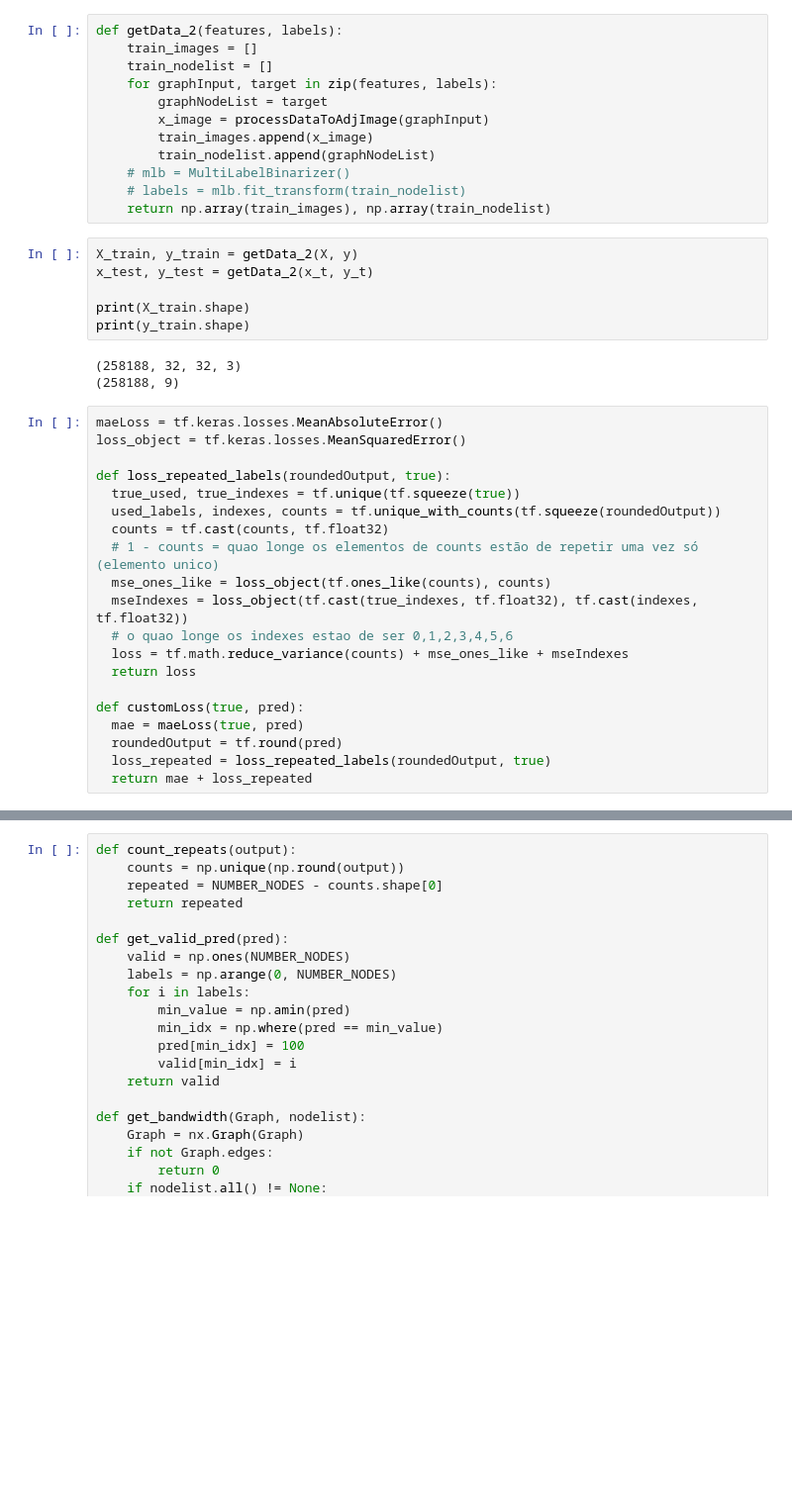
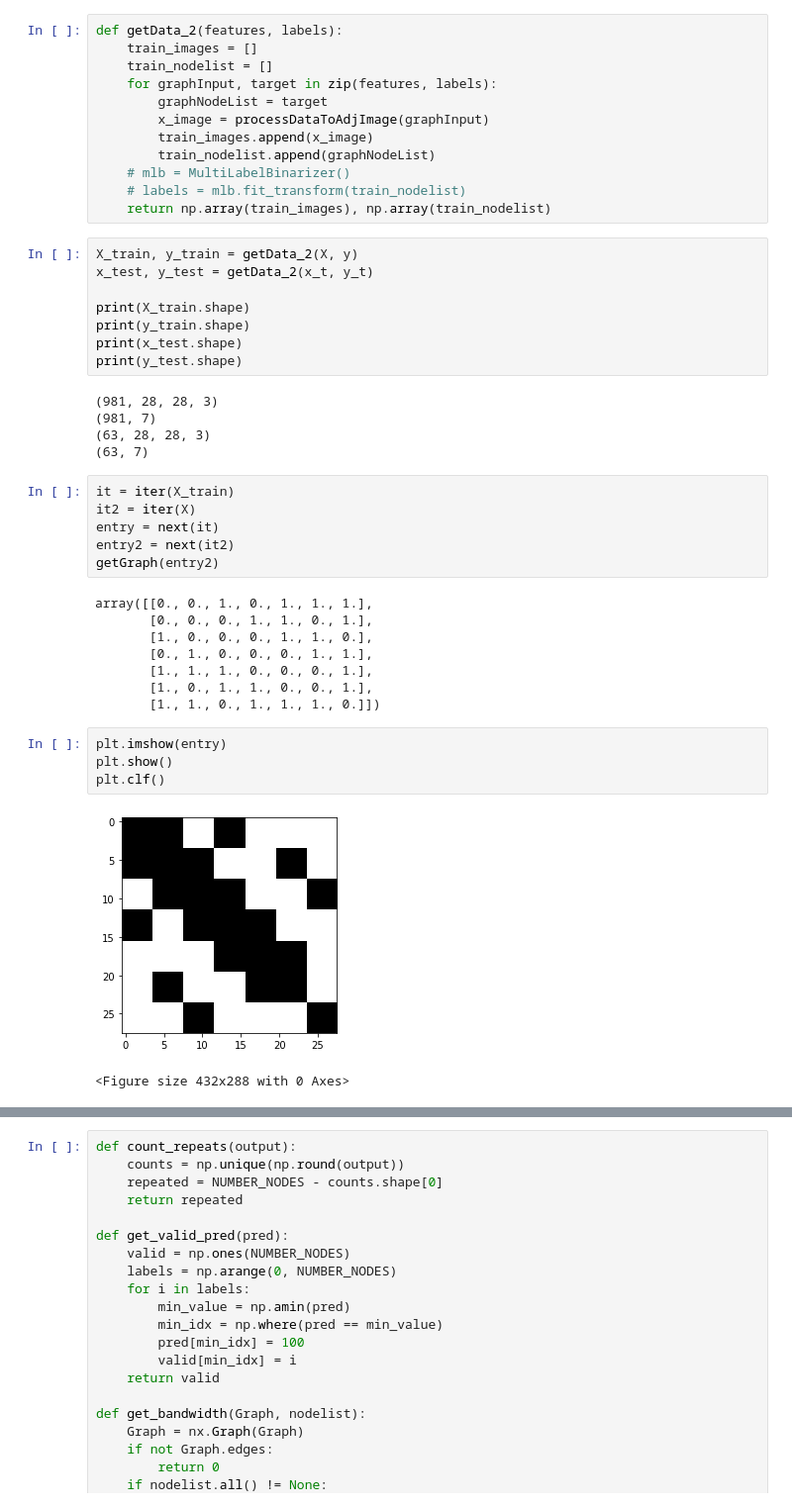
Before and after one commit to MLRG-CEFET-RJ/graph-structured-data, a Jupyter notebook: examples/bandwidth/CNN/adj_matrix_customLoss.ipynb, the cells around one changed output, grey strips where cells are left out. Shown: that part at 99% size. Drawn from its saved outputs; the diff is of its cells as text; blank space fills up the shorter version.

```diff
--- a/examples/bandwidth/CNN/adj_matrix_customLoss.ipynb
+++ b/examples/bandwidth/CNN/adj_matrix_customLoss.ipynb
@@ -132,26 +146,31 @@ x_test, y_test = getData_2(x_t, y_t)
 
 print(X_train.shape)
 print(y_train.shape)
+print(x_test.shape)
+print(y_test.shape)
 # %% [output]
-(258188, 32, 32, 3)
-(258188, 9)
+(981, 28, 28, 3)
+(981, 7)
+(63, 28, 28, 3)
+(63, 7)
-# %%
-maeLoss = tf.keras.losses.MeanAbsoluteError()
-loss_object = tf.keras.losses.MeanSquaredError()
-
-def loss_repeated_labels(roundedOutput, true):
-  true_used, true_indexes = tf.unique(tf.squeeze(true))
-  used_labels, indexes, counts = tf.unique_with_counts(tf.squeeze(roundedOutput))
-  counts = tf.cast(counts, tf.float32)
-  # 1 - counts = quao longe os elementos de counts estão de repetir uma vez só (elemento unico)
-  mse_ones_like = loss_object(tf.ones_like(counts), counts)
-  mseIndexes = loss_object(tf.cast(true_indexes, tf.float32), tf.cast(indexes, tf.float32))
-  # o quao longe os indexes estao de ser 0,1,2,3,4,5,6
-  loss = tf.math.reduce_variance(counts) + mse_ones_like + mseIndexes
-  return loss
-
-def customLoss(true, pred):
-  mae = maeLoss(true, pred)
-  roundedOutput = tf.round(pred)
-  loss_repeated = loss_repeated_labels(roundedOutput, true)
-  return mae + loss_repeated
+# %%
+it = iter(X_train)
+it2 = iter(X)
+entry = next(it)
+entry2 = next(it2)
+getGraph(entry2)
+# %% [output]
+array([[0., 0., 1., 0., 1., 1., 1.],
+       [0., 0., 0., 1., 1., 0., 1.],
+       [1., 0., 0., 0., 1., 1., 0.],
+       [0., 1., 0., 0., 0., 1., 1.],
+       [1., 1., 1., 0., 0., 0., 1.],
+       [1., 0., 1., 1., 0., 0., 1.],
+       [1., 1., 0., 1., 1., 1., 0.]])
+# %%
+plt.imshow(entry)
+plt.show()
+plt.clf()
+# %% [output]
+[figure, added]
+<Figure size 432x288 with 0 Axes>
```
Also changed, not shown: parts of 13 cells of this notebook, 13 other files.
